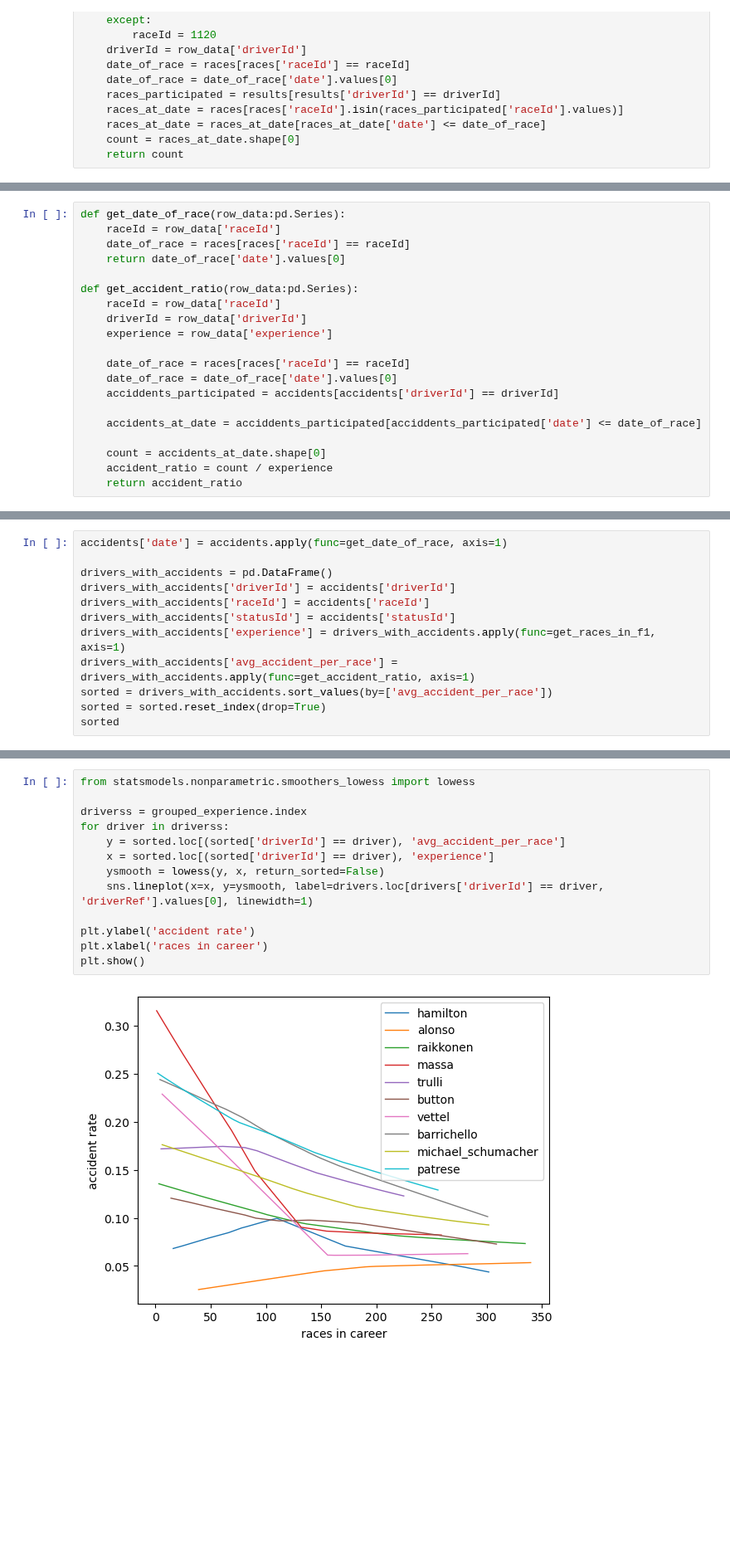
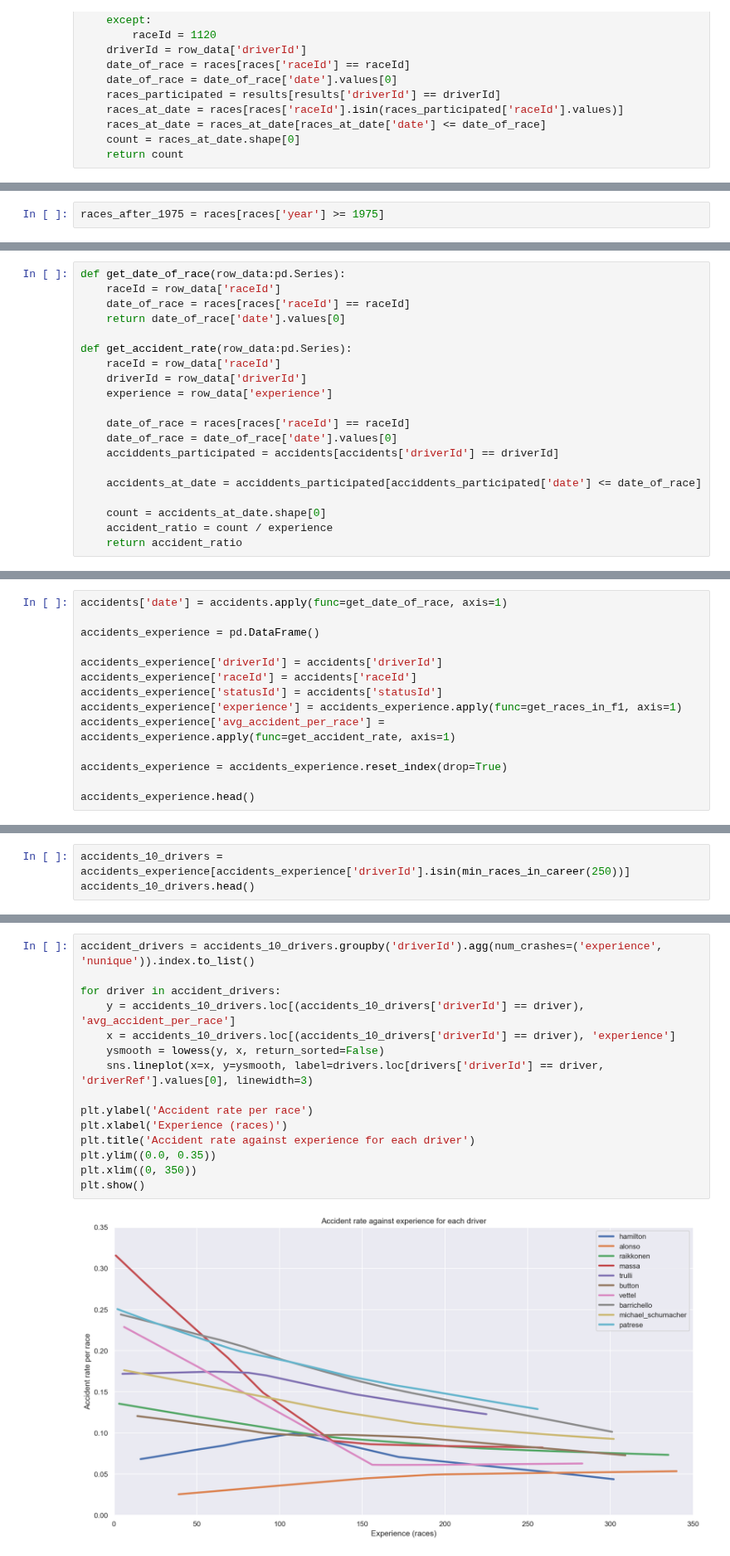
Before and after one commit to MatthewFoster02/The-Formula-Behind-Formula-1-Driven-By-Data, a Jupyter notebook: src/question_1.ipynb, the cells around one changed output, grey strips where cells are left out. Shown at 83% size. Drawn from its saved outputs; the diff is of its cells as text; blank space fills up the shorter version.

```diff
--- a/src/question_1.ipynb
+++ b/src/question_1.ipynb
@@ -136,0 +125,2 @@ accidents.sort_values(by=['driverId'])
+# %%
+races_after_1975 = races[races['year'] >= 1975]
@@ -140,7 +147,7 @@ def get_date_of_race(row_data:pd.Series):
     date_of_race = races[races['raceId'] == raceId]
     return date_of_race['date'].values[0]
 
-def get_accident_ratio(row_data:pd.Series):
+def get_accident_rate(row_data:pd.Series):
     raceId = row_data['raceId']
     driverId = row_data['driverId']
     experience = row_data['experience']
@@ -157,14 +166,16 @@ def get_accident_ratio(row_data:pd.Series):
 # %%
 accidents['date'] = accidents.apply(func=get_date_of_race, axis=1)
 
-drivers_with_accidents = pd.DataFrame()
-drivers_with_accidents['driverId'] = accidents['driverId']
-drivers_with_accidents['raceId'] = accidents['raceId']
-drivers_with_accidents['statusId'] = accidents['statusId']
-drivers_with_accidents['experience'] = drivers_with_accidents.apply(func=get_races_in_f1, axis=1)
-drivers_with_accidents['avg_accident_per_race'] = drivers_with_accidents.apply(func=get_accident_ratio, axis=1)
-sorted = drivers_with_accidents.sort_values(by=['avg_accident_per_race'])
-sorted = sorted.reset_index(drop=True)
-sorted
+accidents_experience = pd.DataFrame()
+
+accidents_experience['driverId'] = accidents['driverId']
+accidents_experience['raceId'] = accidents['raceId']
+accidents_experience['statusId'] = accidents['statusId']
+accidents_experience['experience'] = accidents_experience.apply(func=get_races_in_f1, axis=1)
+accidents_experience['avg_accident_per_race'] = accidents_experience.apply(func=get_accident_rate, axis=1)
+
+accidents_experience = accidents_experience.reset_index(drop=True)
+
+accidents_experience.head()
 # %% [output]
 |  | driverId | raceId | statusId | experience | avg_accident_per_race |
@@ -241,0 +209,3 @@ print(sorted['avg_accident_per_race'].corr(sorted['experience']))
+# %%
+accidents_10_drivers = accidents_experience[accidents_experience['driverId'].isin(min_races_in_career(250))]
+accidents_10_drivers.head()
@@ -242,15 +251,17 @@ print(sorted['avg_accident_per_race'].corr(sorted['experience']))
 # %%
-from statsmodels.nonparametric.smoothers_lowess import lowess
+accident_drivers = accidents_10_drivers.groupby('driverId').agg(num_crashes=('experience', 'nunique')).index.to_list()
 
-driverss = grouped_experience.index
-for driver in driverss:
-    y = sorted.loc[(sorted['driverId'] == driver), 'avg_accident_per_race']
-    x = sorted.loc[(sorted['driverId'] == driver), 'experience']
+for driver in accident_drivers:
+    y = accidents_10_drivers.loc[(accidents_10_drivers['driverId'] == driver), 'avg_accident_per_race']
+    x = accidents_10_drivers.loc[(accidents_10_drivers['driverId'] == driver), 'experience']
     ysmooth = lowess(y, x, return_sorted=False)
-    sns.lineplot(x=x, y=ysmooth, label=drivers.loc[drivers['driverId'] == driver, 'driverRef'].values[0], linewidth=1)
+    sns.lineplot(x=x, y=ysmooth, label=drivers.loc[drivers['driverId'] == driver, 'driverRef'].values[0], linewidth=3)
 
-plt.ylabel('accident rate')
-plt.xlabel('races in career')
+plt.ylabel('Accident rate per race')
+plt.xlabel('Experience (races)')
+plt.title('Accident rate against experience for each driver')
+plt.ylim((0.0, 0.35))
+plt.xlim((0, 350))
 plt.show()
 # %% [output]
-[figure, old version]
+[figure, new version]
```
Also changed, not shown: parts of 31 cells of this notebook.
